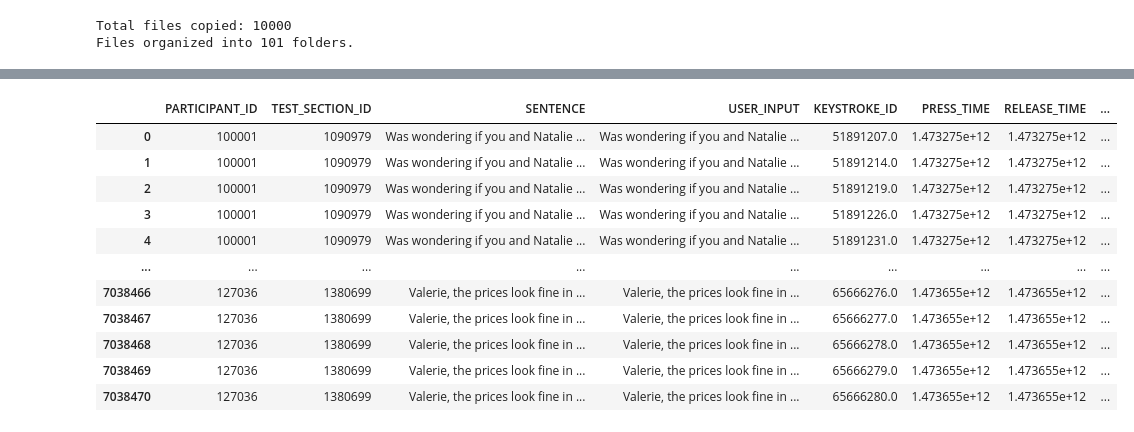
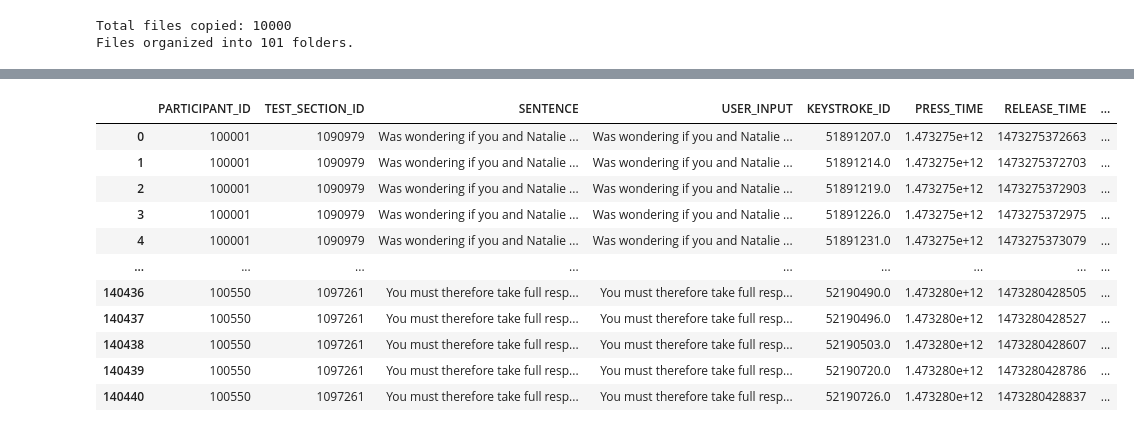
Before and after one commit to lacekaa/erkd, a Jupyter notebook: gender_prediction.ipynb, the cells around one changed output, grey strips where cells are left out. Cells and saved outputs as stored; diff of their text form; code cells hidden in the pictures.

Commit message:
now functioning: read txt files from source seperate to 100 each folder, generate csv file, clean csv file, generate D1U2 etc values and means etc

```diff
--- a/gender_prediction.ipynb
+++ b/gender_prediction.ipynb
@@ -72,6 +72,8 @@ organize_samples(source_directory, project_directory)
 Total files copied: 10000
 Files organized into 101 folders.
 # %%
+# generate a csv file with all the data from the files
+
 import os
 import pandas as pd
 
@@ -90,8 +92,7 @@ def try_multiple_delimiters(file_path):
             pass  # Try the next delimiter
     raise ValueError("Could not determine delimiter")
 
-
-def read_keystroke_data(samples_dir, output_csv='all_samples_combined.csv'):
+def read_keystroke_data(samples_dir, output_csv='all_samples_combined1.csv'):
     """
     Reads keystroke data from multiple subfolders, handles errors, and saves valid data to CSV.
 
@@ -106,6 +107,7 @@ def read_keystroke_data(samples_dir, output_csv='all_samples_combined.csv'):
     total_files_processed = 0  # Counter to keep track of the total number of files processed
     total_rows_processed = 0  # Counter for the total number of rows across all files
     skipped_files = 0  # Counter for the number of skipped files
+    malformed_rows = 0  # Counter for the number of malformed rows
 
     # Expected columns in the file
     required_columns = ['PARTICIPANT_ID', 'TEST_SECTION_ID', 'SENTENCE', 'USER_INPUT',
@@ -116,48 +118,48 @@ def read_keystroke_data(samples_dir, output_csv='all_samples_combined.csv'):
         subdir_path = os.path.join(samples_dir, subdir)
 
         if os.path.isdir(subdir_path):
-            # Traverse each subfolder inside (e.g., the subfolders inside samples_01, samples_02, etc.)
-            for inner_subdir in os.listdir(subdir_path):
-                inner_subdir_path = os.path.join(subdir_path, inner_subdir)
+            # Traverse each .txt file in the subfolder
+            for file_name in os.listdir(subdir_path):
+                if file_name.endswith('.txt'):
+                    file_path = os.path.join(subdir_path, file_name)
+                    total_files_processed += 1  # Increment the counter for each file
 
-                if os.path.isdir(inner_subdir_path):
-                    # Traverse each .txt file in the sub-subfolder
-                    for file_name in os.listdir(inner_subdir_path):
-                        if file_name.endswith('.txt'):
-                            file_path = os.path.join(inner_subdir_path, file_name)
-                            total_files_processed += 1  # Increment the counter for each file
+                    print(f"Processing file: {file_path}")  # Debugging statement
 
-                            print(f"Processing file: {file_path}")  # Debugging statement
+                    try:
+                        # Try reading the file using multiple delimiters
+                        df = try_multiple_delimiters(file_path)
 
-                            try:
-                                # Try reading the file using multiple delimiters
-                                df = try_multiple_delimiters(file_path)
+                        # Log the number of rows in the current file
+                        print(f"File {file_name} has {df.shape[0]} rows")
 
-                                # Log the number of rows in the current file
-                                print(f"File {file_name} has {df.shape[0]} rows")
+                        # Ensure required columns exist
+                        if not all(col in df.columns for col in required_columns):
+                            print(f"Missing columns in {file_path}")
+                            skipped_files += 1
+                            continue  # Skip this file if it doesn't have the required columns
 
-                                # Ensure required columns exist
-                                if not all(col in df.columns for col in required_columns):
-                                    print(f"Missing columns in {file_path}")
-                                    skipped_files += 1
-                                    continue  # Skip this file if it doesn't have the required columns
+                        # If the number of columns is 1, it means that the file might be incorrectly formatted
+                        if len(df.columns) == 1:
+                            print(f"Malformed data in {file_path}, skipping.")
+                            skipped_files += 1
+                            continue  # Skip files with misformatted rows
 
-                                # If the number of columns is 1, it means that the file might be incorrectly formatted
-                                if len(df.columns) == 1:
-                                    print(f"Malformed data in {file_path}, skipping.")
-                                    skipped_files += 1
-                                    continue  # Skip files with misformatted rows
+                        # Filter out rows where all values are under one column
+                        malformed_df = df[df.apply(lambda row: row.count() == 1, axis=1)]
+                        malformed_rows += len(malformed_df)
+                        df = df[df.apply(lambda row: row.count() > 1, axis=1)]
 
-                                # Append the number of rows to the total rows processed
-                                total_rows_processed += df.shape[0]
+                        # Append the number of rows to the total rows processed
+                        total_rows_processed += df.shape[0]
 
-                                # Append the valid DataFrame to the list
-                                all_data.append(df)
+                        # Append the valid DataFrame to the list
+                        all_data.append(df)
 
-                            except Exception as e:
-                                print(f"Error processing file {file_path}: {e}")
-                                skipped_files += 1
-                                continue  # Skip files with errors like encoding issues or missing data
+                    except Exception as e:
+                        print(f"Error processing file {file_path}: {e}")
+                        skipped_files += 1
+                        continue  # Skip files with errors like encoding issues or missing data
 
     # Concatenate all valid data into one DataFrame
     if not all_data:
@@ -165,6 +167,10 @@ def read_keystroke_data(samples_dir, output_csv='all_samples_combined.csv'):
         return pd.DataFrame()  # Return an empty DataFrame if no valid data was found
 
     full_data = pd.concat(all_data, ignore_index=True)
+
+    # Verify the number of rows before saving to CSV
+    print(f"Total rows in concatenated DataFrame: {full_data.shape[0]}")
+    print(f"Total malformed rows removed: {malformed_rows}")
 
     # Save the data to CSV
     full_data.to_csv(output_csv, index=False)
@@ -179,5 +185,5 @@ def read_keystroke_data(samples_dir, output_csv='all_samples_combined.csv'):
 
 # Example usage:
 samples_directory = "samples"  # Replace with your actual path
-read_keystroke_data(samples_directory, output_csv='all_samples_combined.csv')
+read_keystroke_data(samples_directory, output_csv='all_samples_combined1.csv')
 # %% [output]
@@ -201,12 +207,12 @@ Processing file: samples\
 |  | PARTICIPANT_ID | TEST_SECTION_ID | SENTENCE | USER_INPUT | KEYSTROKE_ID | PRESS_TIME | RELEASE_TIME | ... |
-| 0 | 100001 | 1090979 | Was wondering if you and Natalie ... | Was wondering if you and Natalie ... | 51891207.0 | 1.473275e+12 | 1.473275e+12 | ... |
-| 1 | 100001 | 1090979 | Was wondering if you and Natalie ... | Was wondering if you and Natalie ... | 51891214.0 | 1.473275e+12 | 1.473275e+12 | ... |
-| 2 | 100001 | 1090979 | Was wondering if you and Natalie ... | Was wondering if you and Natalie ... | 51891219.0 | 1.473275e+12 | 1.473275e+12 | ... |
-| 3 | 100001 | 1090979 | Was wondering if you and Natalie ... | Was wondering if you and Natalie ... | 51891226.0 | 1.473275e+12 | 1.473275e+12 | ... |
-| 4 | 100001 | 1090979 | Was wondering if you and Natalie ... | Was wondering if you and Natalie ... | 51891231.0 | 1.473275e+12 | 1.473275e+12 | ... |
+| 0 | 100001 | 1090979 | Was wondering if you and Natalie ... | Was wondering if you and Natalie ... | 51891207.0 | 1.473275e+12 | 1473275372663 | ... |
+| 1 | 100001 | 1090979 | Was wondering if you and Natalie ... | Was wondering if you and Natalie ... | 51891214.0 | 1.473275e+12 | 1473275372703 | ... |
+| 2 | 100001 | 1090979 | Was wondering if you and Natalie ... | Was wondering if you and Natalie ... | 51891219.0 | 1.473275e+12 | 1473275372903 | ... |
+| 3 | 100001 | 1090979 | Was wondering if you and Natalie ... | Was wondering if you and Natalie ... | 51891226.0 | 1.473275e+12 | 1473275372975 | ... |
+| 4 | 100001 | 1090979 | Was wondering if you and Natalie ... | Was wondering if you and Natalie ... | 51891231.0 | 1.473275e+12 | 1473275373079 | ... |
 | ... | ... | ... | ... | ... | ... | ... | ... | ... |
-| 7038466 | 127036 | 1380699 | Valerie, the prices look fine in ... | Valerie, the prices look fine in ... | 65666276.0 | 1.473655e+12 | 1.473655e+12 | ... |
-| 7038467 | 127036 | 1380699 | Valerie, the prices look fine in ... | Valerie, the prices look fine in ... | 65666277.0 | 1.473655e+12 | 1.473655e+12 | ... |
-| 7038468 | 127036 | 1380699 | Valerie, the prices look fine in ... | Valerie, the prices look fine in ... | 65666278.0 | 1.473655e+12 | 1.473655e+12 | ... |
-| 7038469 | 127036 | 1380699 | Valerie, the prices look fine in ... | Valerie, the prices look fine in ... | 65666279.0 | 1.473655e+12 | 1.473655e+12 | ... |
-| 7038470 | 127036 | 1380699 | Valerie, the prices look fine in ... | Valerie, the prices look fine in ... | 65666280.0 | 1.473655e+12 | 1.473655e+12 | ... |
+| 140436 | 100550 | 1097261 | You must therefore take full resp... | You must therefore take full resp... | 52190490.0 | 1.473280e+12 | 1473280428505 | ... |
+| 140437 | 100550 | 1097261 | You must therefore take full resp... | You must therefore take full resp... | 52190496.0 | 1.473280e+12 | 1473280428527 | ... |
+| 140438 | 100550 | 1097261 | You must therefore take full resp... | You must therefore take full resp... | 52190503.0 | 1.473280e+12 | 1473280428607 | ... |
+| 140439 | 100550 | 1097261 | You must therefore take full resp... | You must therefore take full resp... | 52190720.0 | 1.473280e+12 | 1473280428786 | ... |
+| 140440 | 100550 | 1097261 | You must therefore take full resp... | You must therefore take full resp... | 52190726.0 | 1.473280e+12 | 1473280428837 | ... |
```
Also changed, not shown: parts of 3 cells of this notebook.
